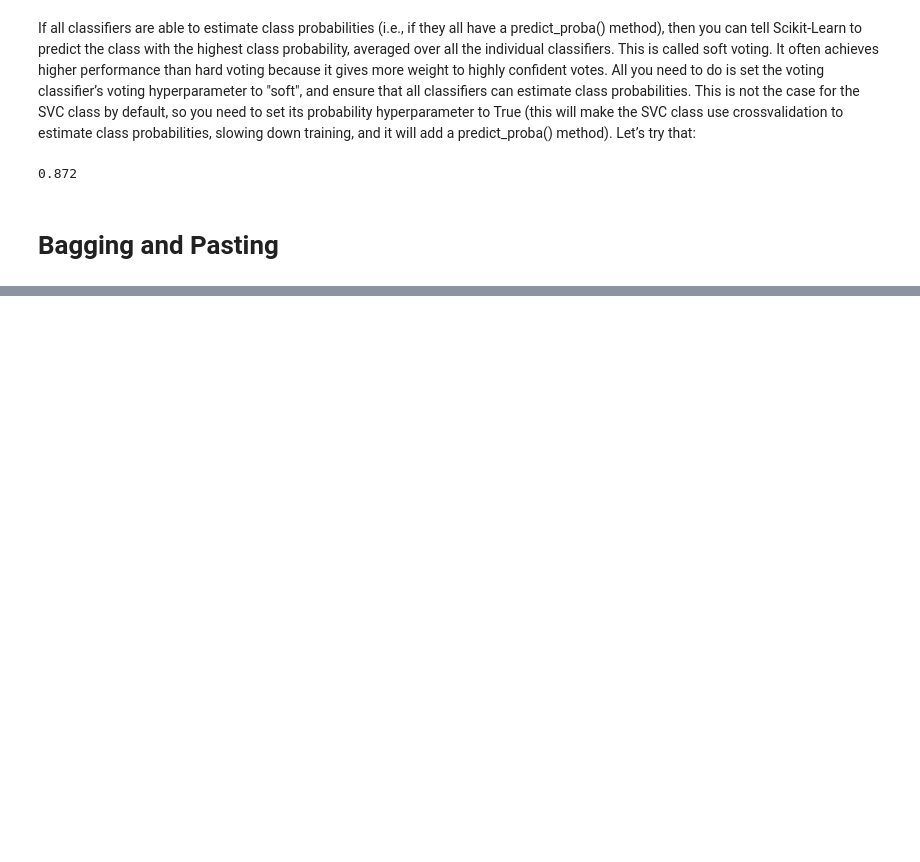
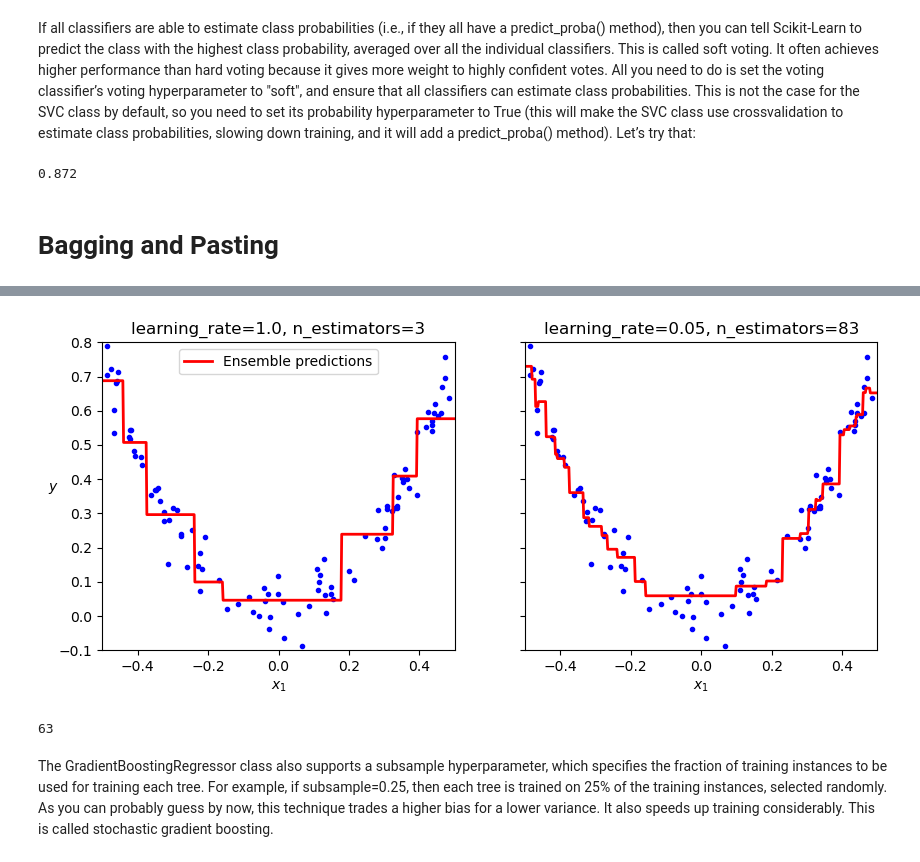
Before and after one commit to teavaj/handson-ml3, a Jupyter notebook: Vajk/CHAPTER 7 Ensemble Learning and Random Forests.ipynb, the cells around one changed output, grey strips where cells are left out. Drawn from its saved outputs; the diff is of its cells as text; code cells hidden in the pictures; blank space fills up the shorter version.

```diff
--- a/Vajk/CHAPTER 7 Ensemble Learning and Random Forests.ipynb
+++ b/Vajk/CHAPTER 7 Ensemble Learning and Random Forests.ipynb
@@ -64,0 +341,4 @@ voting_clf.score(X_test, y_test)
+# %%
+gbrt = GradientBoostingRegressor(
+    max_depth=2, n_estimators=3, learning_rate=1.0, random_state=3
+).fit(X, y)
@@ -64,0 +397,37 @@ voting_clf.score(X_test, y_test)
+# %%
+# extra code – this cell generates and saves Figure 7–10
+gbrt_best = GradientBoostingRegressor(
+    max_depth=2, learning_rate=0.05, n_estimators=500,
+    n_iter_no_change=10, random_state=42)
+gbrt_best.fit(X, y)
+gbrt_best.n_estimators_
+
+fig, axes = plt.subplots(ncols=2, figsize=(10, 4), sharey=True)
+
+plt.sca(axes[0])
+plot_predictions([gbrt], X, y, axes=[-0.5, 0.5, -0.1, 0.8], style="r-",
+                 label="Ensemble predictions")
+plt.title(f"learning_rate={gbrt.learning_rate}, "
+          f"n_estimators={gbrt.n_estimators_}")
+plt.xlabel("$x_1$")
+plt.ylabel("$y$", rotation=0)
+
+plt.sca(axes[1])
+plot_predictions([gbrt_best], X, y, axes=[-0.5, 0.5, -0.1, 0.8], style="r-")
+plt.title(f"learning_rate={gbrt_best.learning_rate}, "
+          f"n_estimators={gbrt_best.n_estimators_}")
+plt.xlabel("$x_1$")
+
+
+plt.show()
+# %% [output]
+[figure, added]
+# %%
+gbrt_best=GradientBoostingRegressor(
+    max_depth=2, learning_rate=0.09, n_estimators=500, n_iter_no_change=10, random_state=234
+).fit(X, y)
+gbrt_best.n_estimators_
+# %% [output]
+63
+# %% [markdown]
+The GradientBoostingRegressor class also supports a subsample hyperparameter, which specifies the fraction of training instances to be used for training each tree. For example, if subsample=0.25, then each tree is trained on 25% of the training instances, selected randomly. As you can probably guess by now, this technique trades a higher bias for a lower variance. It also speeds up training considerably. This is called stochastic gradient boosting.
```
Also changed, not shown: parts of 31 cells of this notebook, 2 other files.
